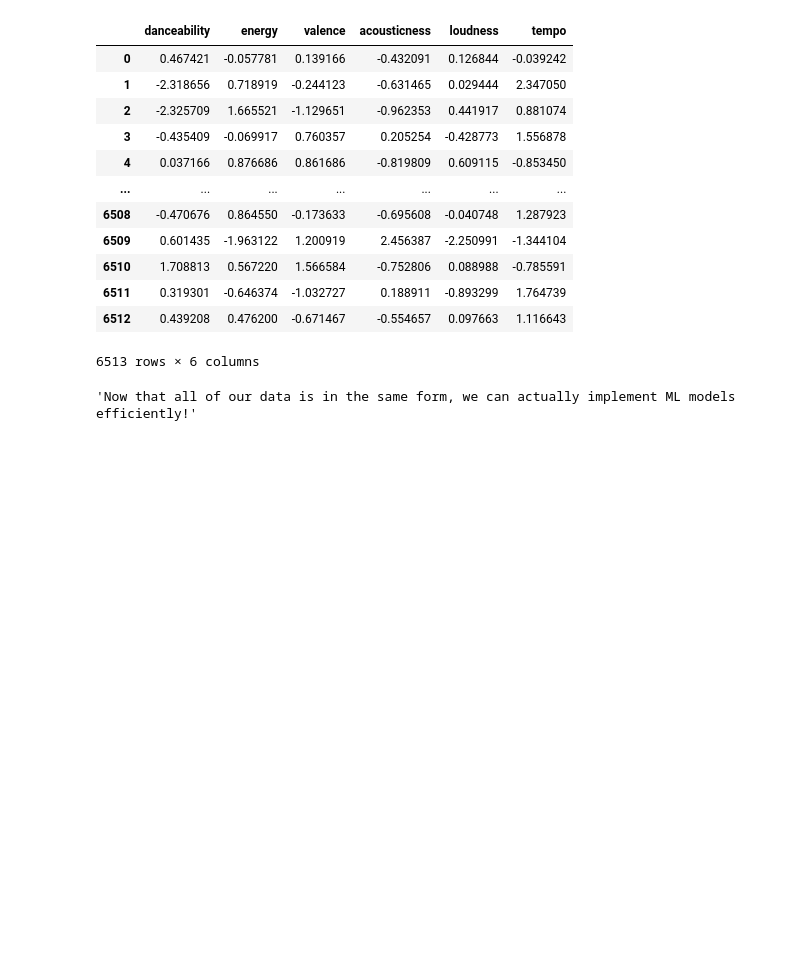
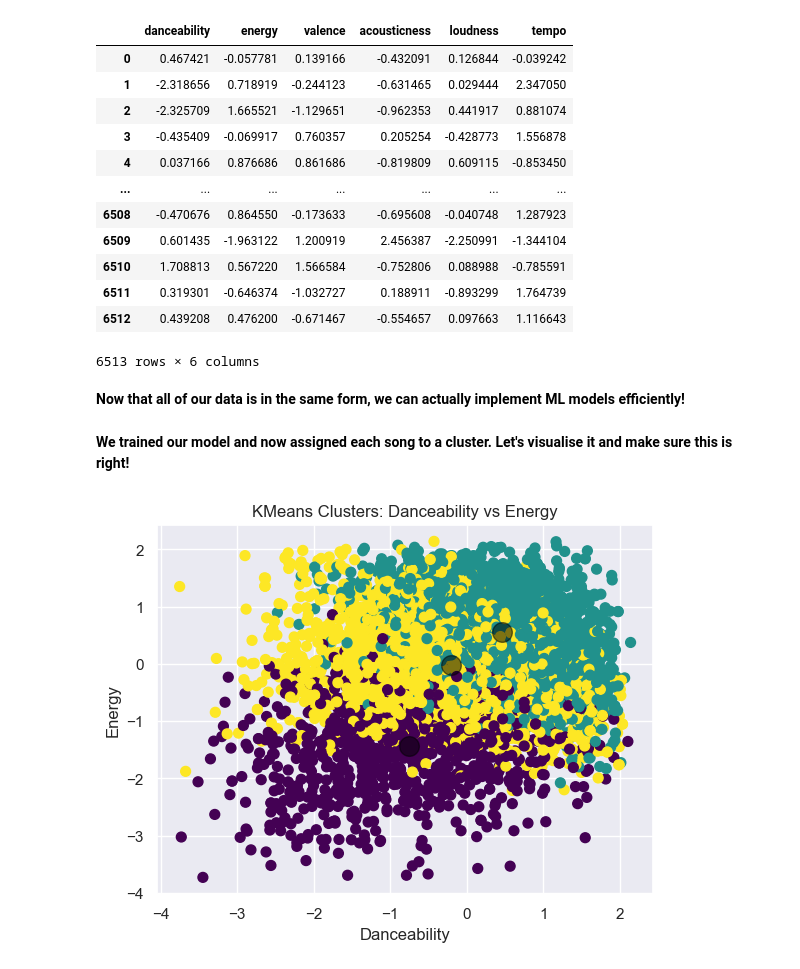
Before and after one commit to stavroulaalex/Python-BusinessIntelligence-Stav, a Jupyter notebook: project/project_stav.ipynb, the cells around one changed output. Saved outputs shown, nothing was run; the diff lists cells and outputs as text; code cells hidden in the pictures; blank space fills up the shorter version.

```diff
--- a/project/project_stav.ipynb
+++ b/project/project_stav.ipynb
@@ -161,7 +152,5 @@ clustering_dataset
 | 6511 | 0.319301 | -0.646374 | -1.032727 | 0.188911 | -0.893299 | 1.764739 |
 | 6512 | 0.439208 | 0.476200 | -0.671467 | -0.554657 | 0.097663 | 1.116643 |
 6513 rows × 6 columns
-# %%
-"""Now that all of our data is in the same form, we can actually implement ML models efficiently!"""
-# %% [output]
-'Now that all of our data is in the same form, we can actually implement ML models efficiently!'
+# %% [markdown]
+**Now that all of our data is in the same form, we can actually implement ML models efficiently!**
@@ -167,0 +159,18 @@ clustering_dataset
+# %%
+kmeans = KMeans(n_clusters=3)
+kmeans.fit(clustering_dataset)
+y_kmeans=kmeans.predict(clustering_dataset)
+# %% [markdown]
+**We trained our model and now assigned each song to a cluster. Let's visualise it and make sure this is right!**
+# %%
+plt.scatter(clustering_dataset['danceability'], clustering_dataset['energy'], c=y_kmeans, s=50, cmap='viridis')
+
+centers = kmeans.cluster_centers_
+plt.scatter(centers[:, 0], centers[:, 1], c='black', s=200, alpha=0.5)
+
+plt.xlabel('Danceability')
+plt.ylabel('Energy')
+plt.title('KMeans Clusters: Danceability vs Energy')
+plt.show()
+# %% [output]
+[figure, added]
```
Also changed, not shown: parts of 26 cells of this notebook, 3 other files.
